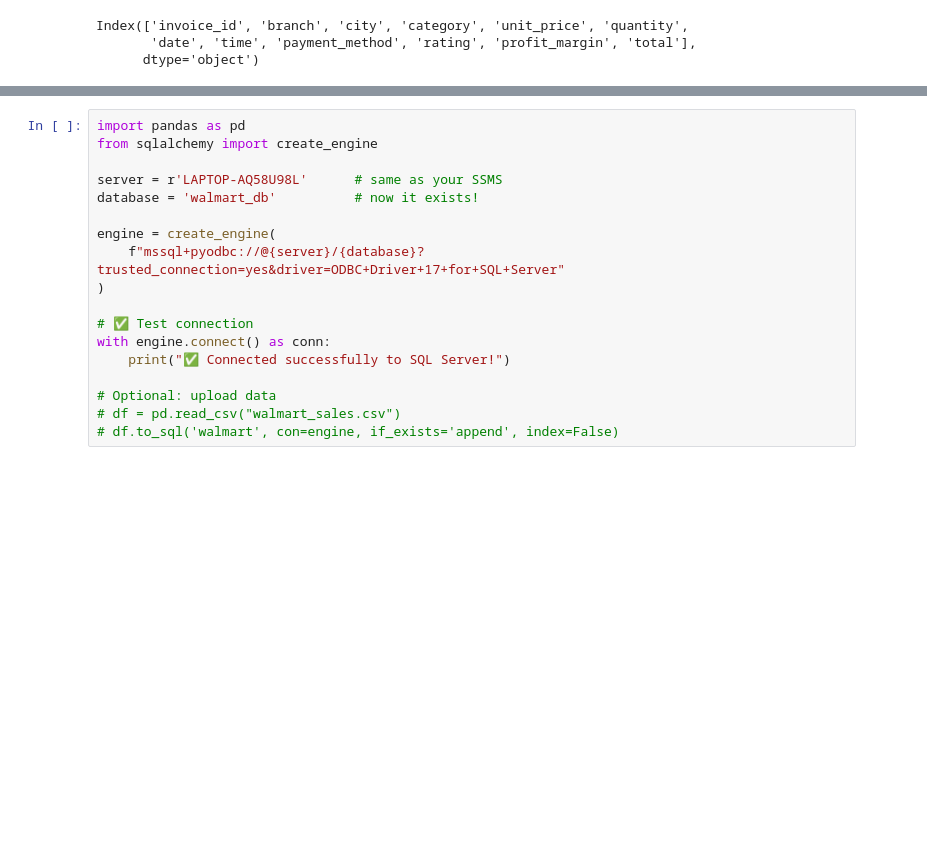
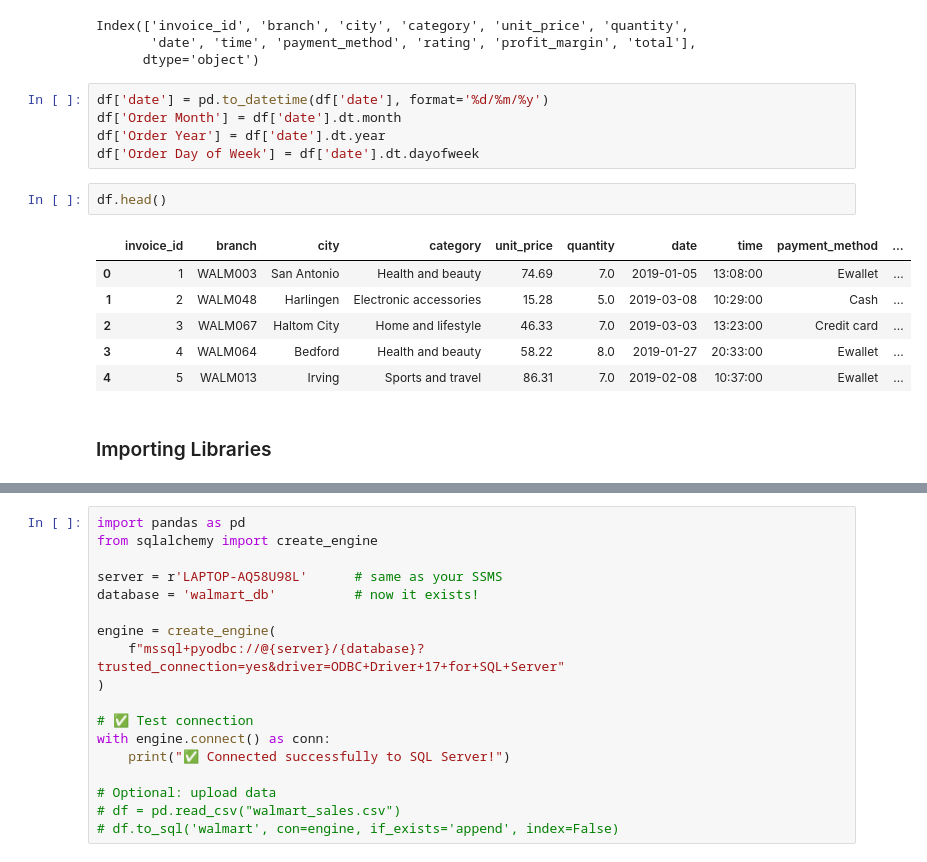
Before and after one commit to Ramk416/Walmart_eda_sql_project, a Jupyter notebook: project.ipynb, the cells around one changed output, grey strips where cells are left out. Drawn from its saved outputs; the diff is of its cells as text; blank space fills up the shorter version.

```diff
--- a/project.ipynb
+++ b/project.ipynb
@@ -198,3 +194,19 @@ df.columns
 Index(['invoice_id', 'branch', 'city', 'category', 'unit_price', 'quantity',
        'date', 'time', 'payment_method', 'rating', 'profit_margin', 'total'],
       dtype='object')
+# %%
+df['date'] = pd.to_datetime(df['date'], format='%d/%m/%y')
+df['Order Month'] = df['date'].dt.month
+df['Order Year'] = df['date'].dt.year
+df['Order Day of Week'] = df['date'].dt.dayofweek
+# %%
+df.head()
+# %% [output]
+|  | invoice_id | branch | city | category | unit_price | quantity | date | time | payment_method | ... |
+| 0 | 1 | WALM003 | San Antonio | Health and beauty | 74.69 | 7.0 | 2019-01-05 | 13:08:00 | Ewallet | ... |
+| 1 | 2 | WALM048 | Harlingen | Electronic accessories | 15.28 | 5.0 | 2019-03-08 | 10:29:00 | Cash | ... |
+| 2 | 3 | WALM067 | Haltom City | Home and lifestyle | 46.33 | 7.0 | 2019-03-03 | 13:23:00 | Credit card | ... |
+| 3 | 4 | WALM064 | Bedford | Health and beauty | 58.22 | 8.0 | 2019-01-27 | 20:33:00 | Ewallet | ... |
+| 4 | 5 | WALM013 | Irving | Sports and travel | 86.31 | 7.0 | 2019-02-08 | 10:37:00 | Ewallet | ... |
+# %% [markdown]
+###  Importing Libraries
```
Also changed, not shown: parts of 21 cells of this notebook.
